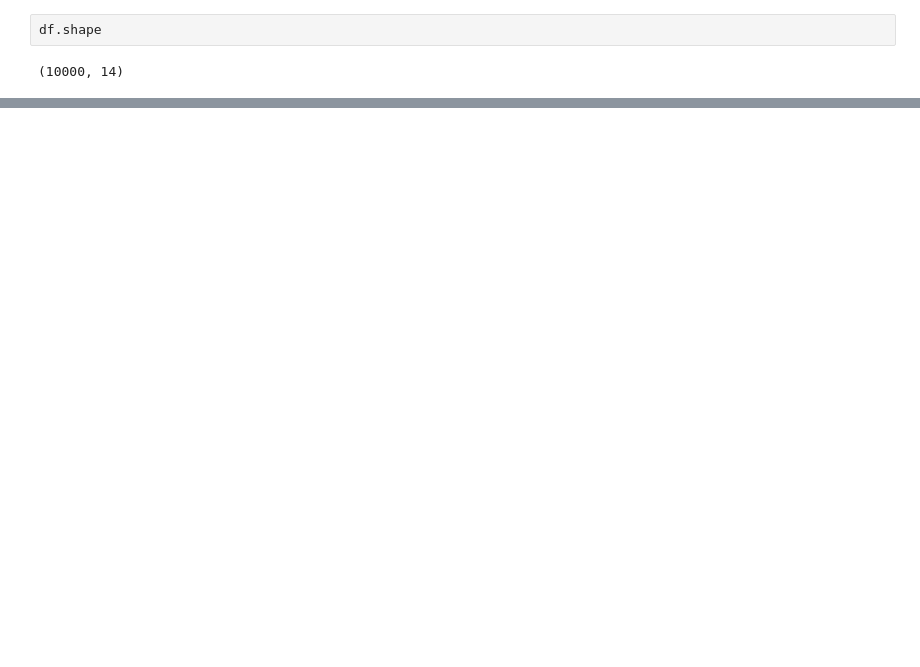
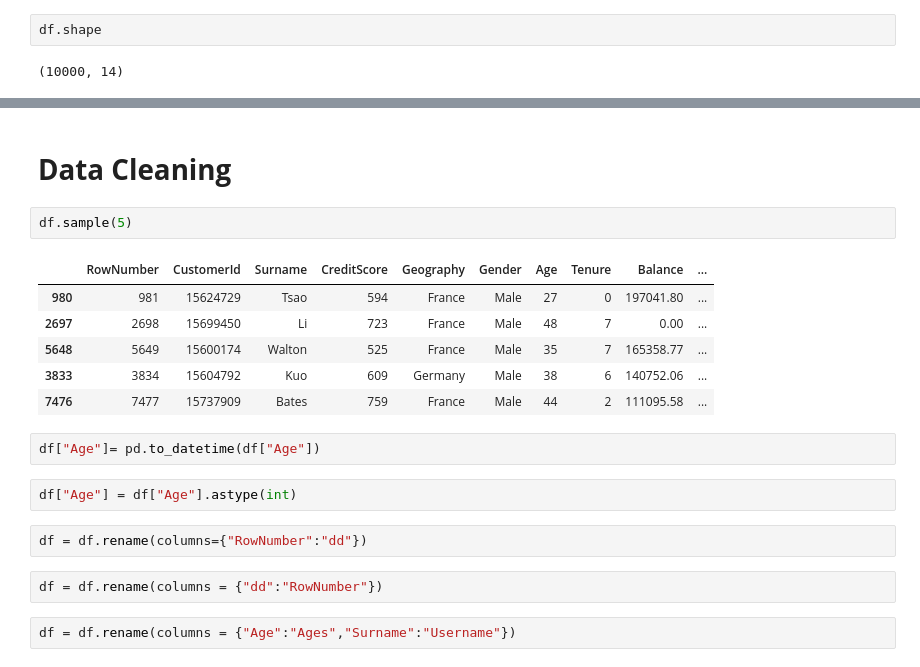
Before and after one commit to YusufAbdurrahmann/feature-engineering, a Jupyter notebook: feature_engineering.ipynb, the cells around one changed output, grey strips where cells are left out. Cells and saved outputs as stored; diff of their text form; blank space fills up the shorter version.

```diff
--- a/feature_engineering.ipynb
+++ b/feature_engineering.ipynb
@@ -26,0 +102,21 @@ df.shape
+# %% [markdown]
+# **Data Cleaning**
+# %%
+df.sample(5)
+# %% [output]
+|  | RowNumber | CustomerId | Surname | CreditScore | Geography | Gender | Age | Tenure | Balance | ... |
+| 980 | 981 | 15624729 | Tsao | 594 | France | Male | 27 | 0 | 197041.80 | ... |
+| 2697 | 2698 | 15699450 | Li | 723 | France | Male | 48 | 7 | 0.00 | ... |
+| 5648 | 5649 | 15600174 | Walton | 525 | France | Male | 35 | 7 | 165358.77 | ... |
+| 3833 | 3834 | 15604792 | Kuo | 609 | Germany | Male | 38 | 6 | 140752.06 | ... |
+| 7476 | 7477 | 15737909 | Bates | 759 | France | Male | 44 | 2 | 111095.58 | ... |
+# %%
+df["Age"]= pd.to_datetime(df["Age"])
+# %%
+df["Age"] = df["Age"].astype(int)
+# %%
+df = df.rename(columns={"RowNumber":"dd"})
+# %%
+df = df.rename(columns = {"dd":"RowNumber"})
+# %%
+df = df.rename(columns = {"Age":"Ages","Surname":"Username"})
```
Also changed, not shown: parts of 12 cells of this notebook.
